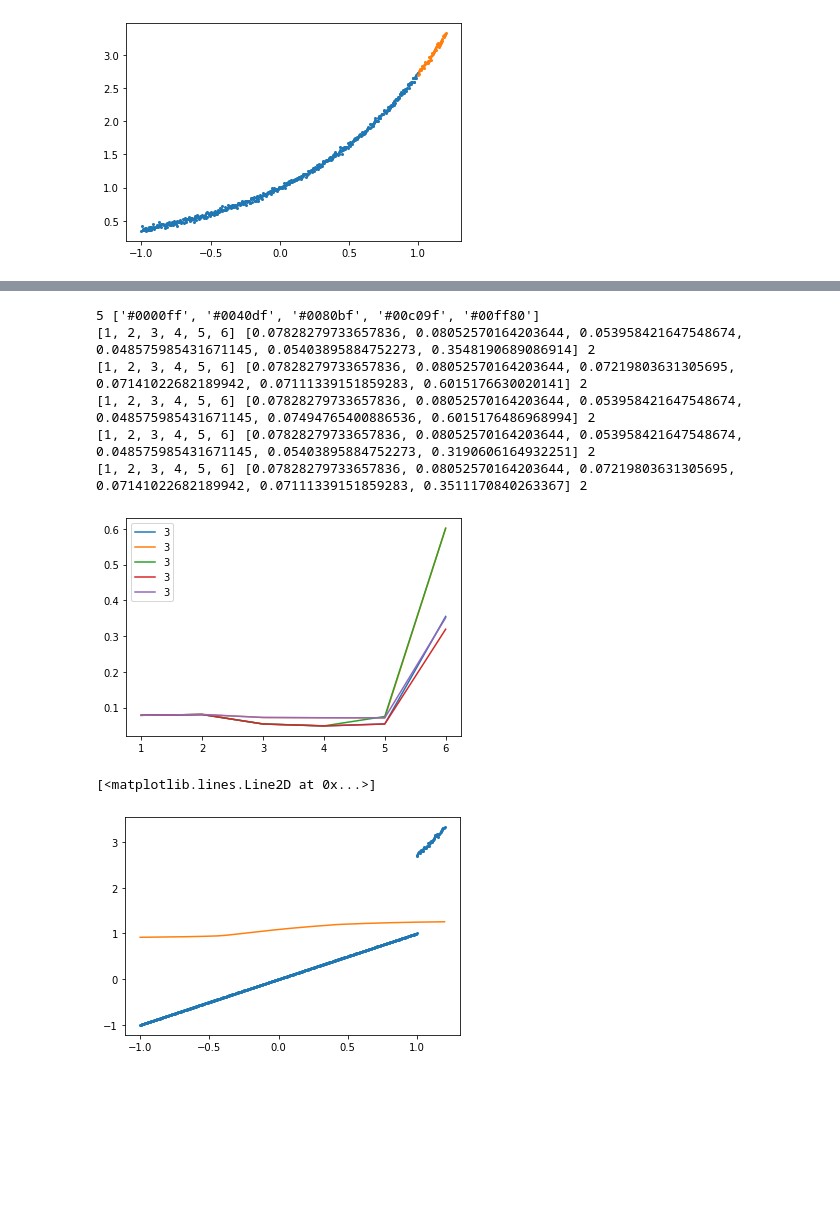
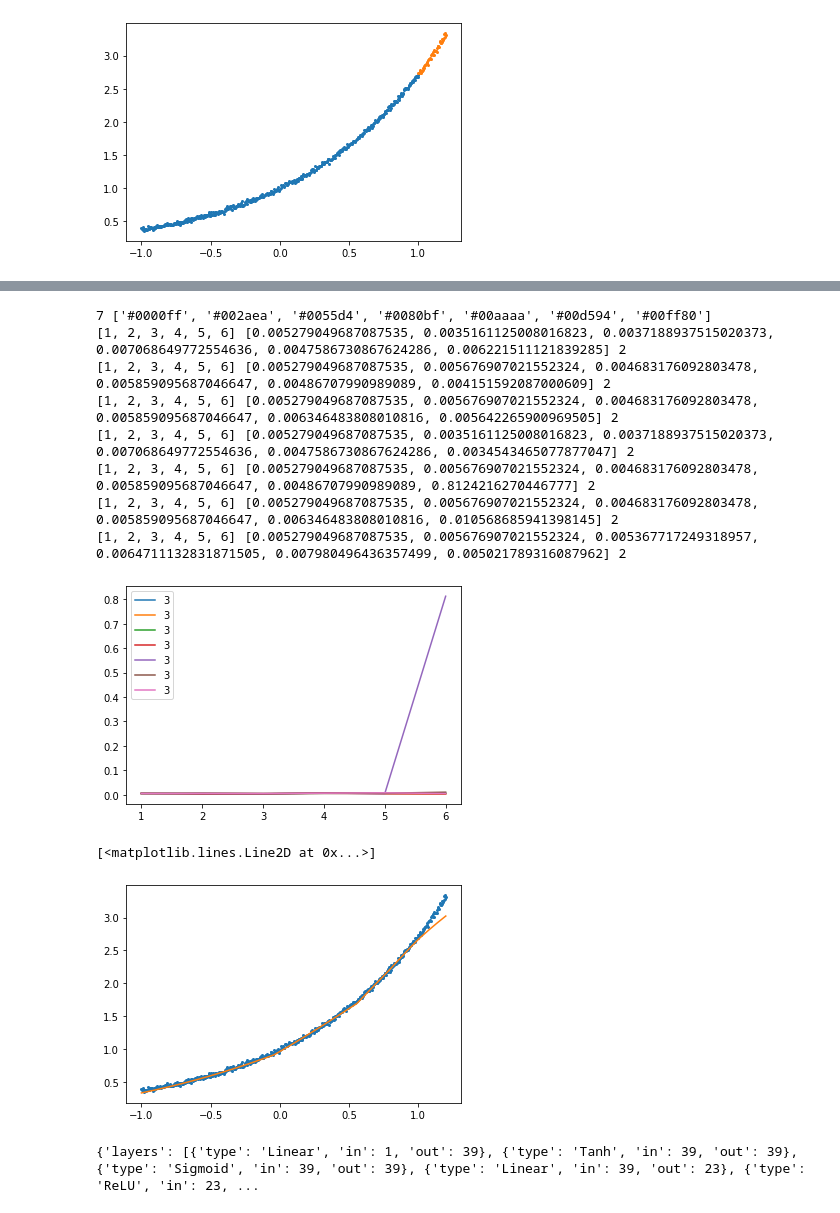
Before and after one commit to NOTfedos/nnga_course_work, a Jupyter notebook: show_results.ipynb, the cells around one changed output, grey strips where cells are left out. Drawn from its saved outputs; the diff is of its cells as text; code cells hidden in the pictures; blank space fills up the shorter version.

```diff
--- a/show_results.ipynb
+++ b/show_results.ipynb
@@ -35,5 +35,5 @@ plt.plot(x_val, y_val, marker="o", lw=0, markersize=2)
 [<matplotlib.lines.Line2D at 0x...>]
 [figure]
 # %%
-env = Environment(5, train_loader, train_epochs=50, validation_loader=val_loader)
+env = Environment(7, train_loader, train_epochs=100, validation_loader=val_loader)
 # %% [output]
@@ -65,6 +73,6 @@ for i in range(5):
     start_time = time.time()
     env.evo_step()
     env.train_epoch()
-    env.validate_entities()
+    print(env.validate_entities())
     print(f"Evo epoch {i+1} ended in {int(time.time() - start_time)} s")
 # %% [output]
@@ -76,17 +96,23 @@ Evo epoch 5 ended in 12 s
 # %%
 plot_env_history(env)
 # %% [output]
-5 ['#0000ff', '#0040df', '#0080bf', '#00c09f', '#00ff80']
-[1, 2, 3, 4, 5, 6] [0.07828279733657836, 0.08052570164203644, 0.053958421647548674, 0.048575985431671145, 0.05403895884752273, 0.3548190689086914] 2
-[1, 2, 3, 4, 5, 6] [0.07828279733657836, 0.08052570164203644, 0.07219803631305695, 0.07141022682189942, 0.07111339151859283, 0.6015176630020141] 2
-[1, 2, 3, 4, 5, 6] [0.07828279733657836, 0.08052570164203644, 0.053958421647548674, 0.048575985431671145, 0.07494765400886536, 0.6015176486968994] 2
-[1, 2, 3, 4, 5, 6] [0.07828279733657836, 0.08052570164203644, 0.053958421647548674, 0.048575985431671145, 0.05403895884752273, 0.3190606164932251] 2
-[1, 2, 3, 4, 5, 6] [0.07828279733657836, 0.08052570164203644, 0.07219803631305695, 0.07141022682189942, 0.07111339151859283, 0.3511170840263367] 2
+7 ['#0000ff', '#002aea', '#0055d4', '#0080bf', '#00aaaa', '#00d594', '#00ff80']
+[1, 2, 3, 4, 5, 6] [0.005279049687087535, 0.0035161125008016823, 0.0037188937515020373, 0.007068649772554636, 0.0047586730867624286, 0.006221511121839285] 2
+[1, 2, 3, 4, 5, 6] [0.005279049687087535, 0.005676907021552324, 0.004683176092803478, 0.005859095687046647, 0.00486707990989089, 0.004151592087000609] 2
+[1, 2, 3, 4, 5, 6] [0.005279049687087535, 0.005676907021552324, 0.004683176092803478, 0.005859095687046647, 0.006346483808010816, 0.005642265900969505] 2
+[1, 2, 3, 4, 5, 6] [0.005279049687087535, 0.0035161125008016823, 0.0037188937515020373, 0.007068649772554636, 0.0047586730867624286, 0.0034543465077877047] 2
+[1, 2, 3, 4, 5, 6] [0.005279049687087535, 0.005676907021552324, 0.004683176092803478, 0.005859095687046647, 0.00486707990989089, 0.8124216270446777] 2
+[1, 2, 3, 4, 5, 6] [0.005279049687087535, 0.005676907021552324, 0.004683176092803478, 0.005859095687046647, 0.006346483808010816, 0.010568685941398145] 2
+[1, 2, 3, 4, 5, 6] [0.005279049687087535, 0.005676907021552324, 0.005367717249318957, 0.0064711132831871505, 0.007980496436357499, 0.005021789316087962] 2
-[figure, old version]
+[figure, new version]
 # %%
-plt.plot(torch.cat((x_arr, x_val)), torch.cat((x_arr, y_val)), marker="o", lw=0, markersize=2)
-y_p = env.entities[4].predict(torch.cat((x_arr, x_val)).unsqueeze(1))
+plt.plot(torch.cat((x_arr, x_val)), torch.cat((y_arr, y_val)), marker="o", lw=0, markersize=2)
+y_p = env.entities[0].predict(torch.cat((x_arr, x_val)).unsqueeze(1))
 plt.plot(torch.cat((x_arr, x_val)), y_p.squeeze(1), label="Model")
 # %% [output]
 [<matplotlib.lines.Line2D at 0x...>]
-[figure, old version]
+[figure, new version]
+# %%
+print(env.entities[4].gens)
+# %% [output]
+{'layers': [{'type': 'Linear', 'in': 1, 'out': 39}, {'type': 'Tanh', 'in': 39, 'out': 39}, {'type': 'Sigmoid', 'in': 39, 'out': 39}, {'type': 'Linear', 'in': 39, 'out': 23}, {'type': 'ReLU', 'in': 23, ...
```
Also changed, not shown: parts of 7 cells of this notebook, 1 other file.
